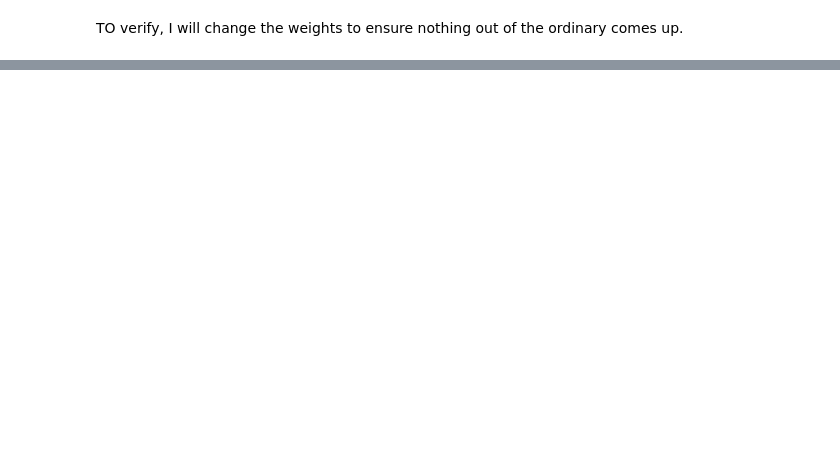
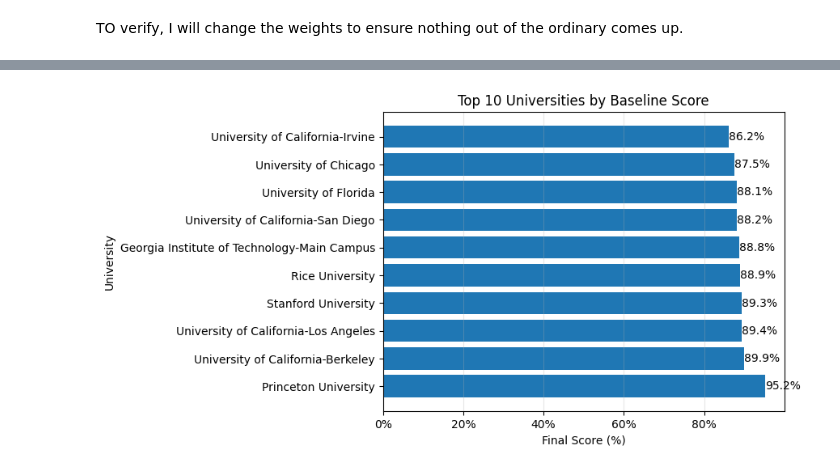
Before and after one commit to DanielYaari28/AIPI510P1, a Jupyter notebook: notebooks/03_final_ranking.ipynb, the cells around one changed output, grey strips where cells are left out. Cells and saved outputs as stored; diff of their text form; code cells hidden in the pictures; blank space fills up the shorter version.

```diff
--- a/notebooks/03_final_ranking.ipynb
+++ b/notebooks/03_final_ranking.ipynb
@@ -251,3 +251,27 @@ accessibility
 | 417 | CUNY Brooklyn College | 0.406444 | 0.745725 | 0.997522 | 0.921933 | ... |
 | 41 | California State University-Fresno | 0.485750 | 0.698637 | 0.966543 | 0.920694 | ... |
 | 421 | CUNY John Jay College of Criminal... | 0.465923 | 0.646592 | 0.995043 | 0.931846 | ... |
+# %%
+import matplotlib.pyplot as plt
+
+bars = plt.barh(
+    baseline["INSTNM"],
+    baseline["baseline"] * 100,
+    label="Baseline"
+)
+
+plt.bar_label(bars, fmt="%.1f%%")
+
+plt.gca().xaxis.set_major_formatter(
+    plt.FuncFormatter(lambda x, _: f"{x:.0f}%")
+)
+
+plt.title("Top 10 Universities by Baseline Score")
+plt.xlabel("Final Score (%)")
+plt.ylabel("University")
+
+plt.grid(axis="x", alpha=0.3)
+
+plt.show()
+# %% [output]
+[figure, added]
```
Also changed, not shown: parts of 21 cells of this notebook.
